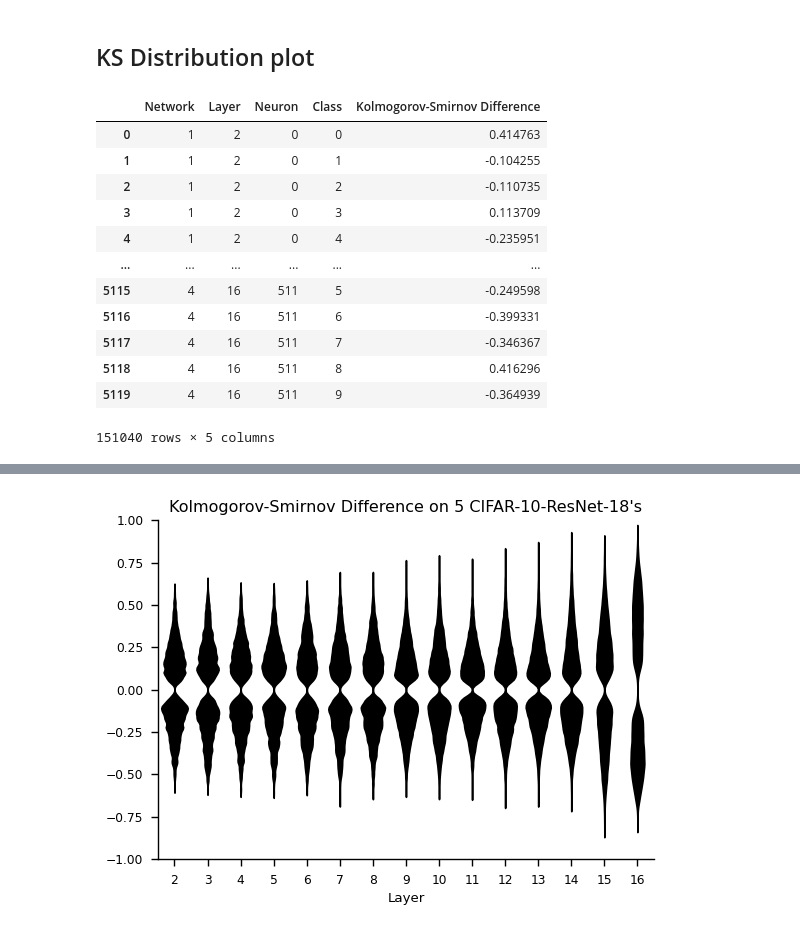
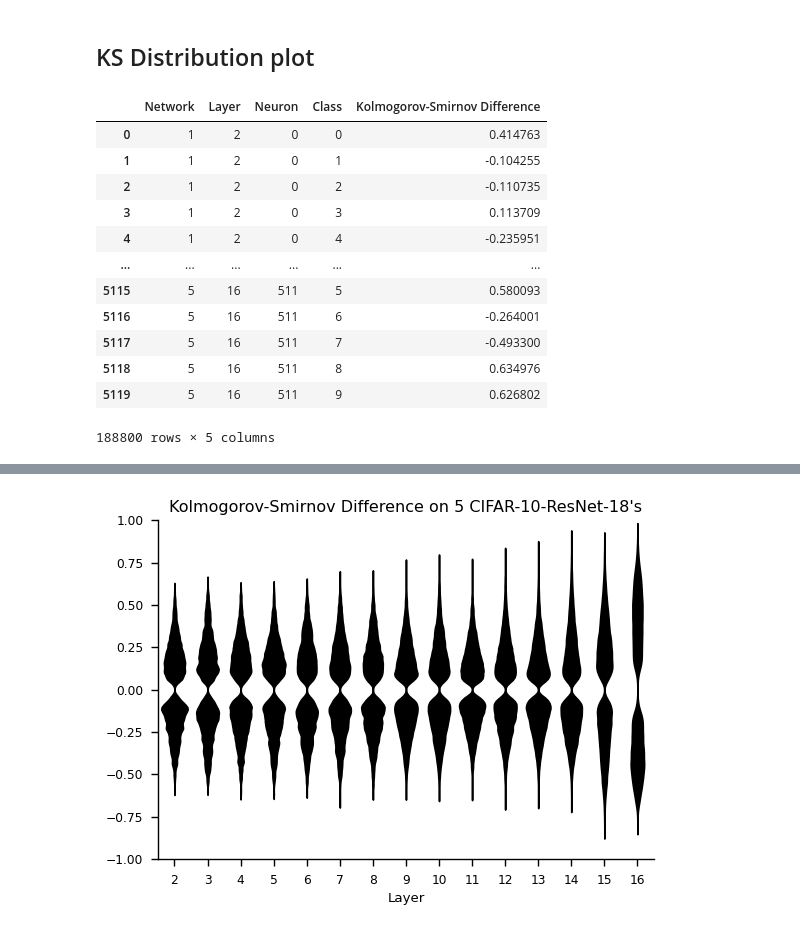
Before and after one commit to AwesomeLemon/structure-for-interpretability, a Jupyter notebook: plots_paper.ipynb, the cells around one changed output, grey strips where cells are left out. Cells and saved outputs as stored; diff of their text form; code cells hidden in the pictures.

```diff
--- a/plots_paper.ipynb
+++ b/plots_paper.ipynb
@@ -22,32 +23,31 @@ KS_NAME = "Kolmogorov-Smirnov Difference"
 ## KS Distribution plot
 # %%
 layers = range(0, 15)
-# networks = ["", "2", "3", "4", "5"]
-networks = ["", "2", "3", "4"]
+networks = ["", "2", "3", "4", "5"]
 df_list = []
 for n in networks:
     for l in layers:
         ks_diff_path = f"wasser_dists/wasser_ks_diff_attr_hist_bettercifar10single{n}_{l}.npy"
         ks_diff = np.load(ks_diff_path, allow_pickle=True).item()
         df = pd.DataFrame.from_dict(ks_diff)
         df = df.unstack().reset_index().rename(columns={"level_0": "Neuron", "level_1": "Class", 0: KS_NAME})
         df["Layer"] = int(l)+2
         df["Network"] = int(n) if n != "" else 1
         df = df[["Network", "Layer", "Neuron", "Class", KS_NAME]]
         df_list.append(df)
 df_ks_cifar = pd.concat(df_list)
 df_ks_cifar
 # %% [output]
 |  | Network | Layer | Neuron | Class | Kolmogorov-Smirnov Difference |
 | 0 | 1 | 2 | 0 | 0 | 0.414763 |
 | 1 | 1 | 2 | 0 | 1 | -0.104255 |
 | 2 | 1 | 2 | 0 | 2 | -0.110735 |
 | 3 | 1 | 2 | 0 | 3 | 0.113709 |
 | 4 | 1 | 2 | 0 | 4 | -0.235951 |
 | ... | ... | ... | ... | ... | ... |
-| 5115 | 4 | 16 | 511 | 5 | -0.249598 |
-| 5116 | 4 | 16 | 511 | 6 | -0.399331 |
-| 5117 | 4 | 16 | 511 | 7 | -0.346367 |
-| 5118 | 4 | 16 | 511 | 8 | 0.416296 |
-| 5119 | 4 | 16 | 511 | 9 | -0.364939 |
+| 5115 | 5 | 16 | 511 | 5 | 0.580093 |
+| 5116 | 5 | 16 | 511 | 6 | -0.264001 |
+| 5117 | 5 | 16 | 511 | 7 | -0.493300 |
+| 5118 | 5 | 16 | 511 | 8 | 0.634976 |
+| 5119 | 5 | 16 | 511 | 9 | 0.626802 |
-151040 rows × 5 columns
+188800 rows × 5 columns
```
Also changed, not shown: parts of 54 cells of this notebook, 4 other files.
